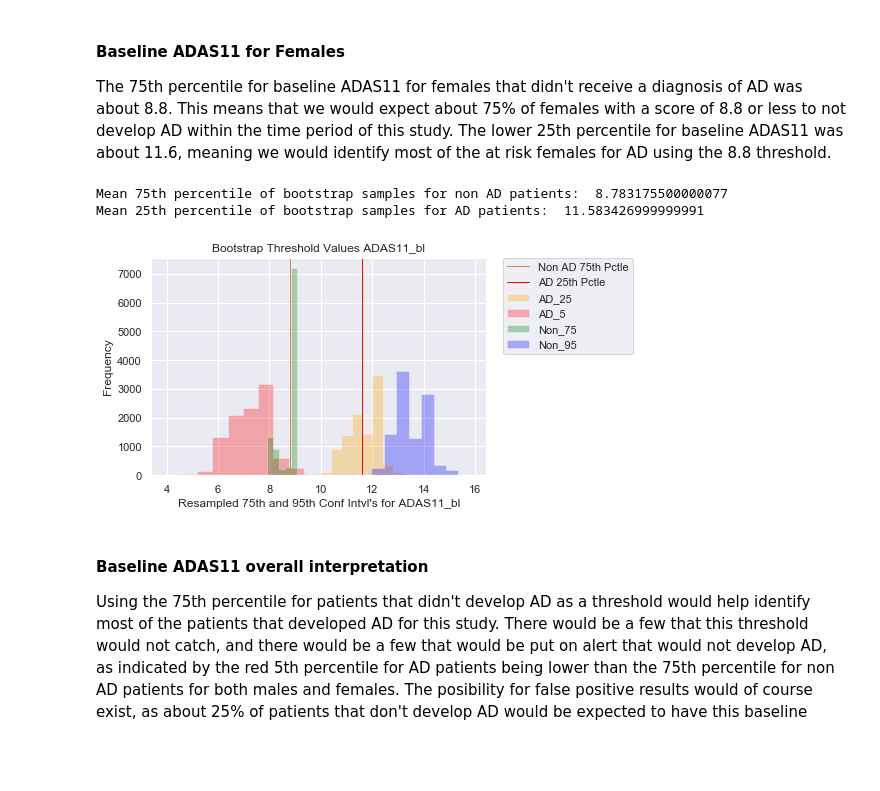
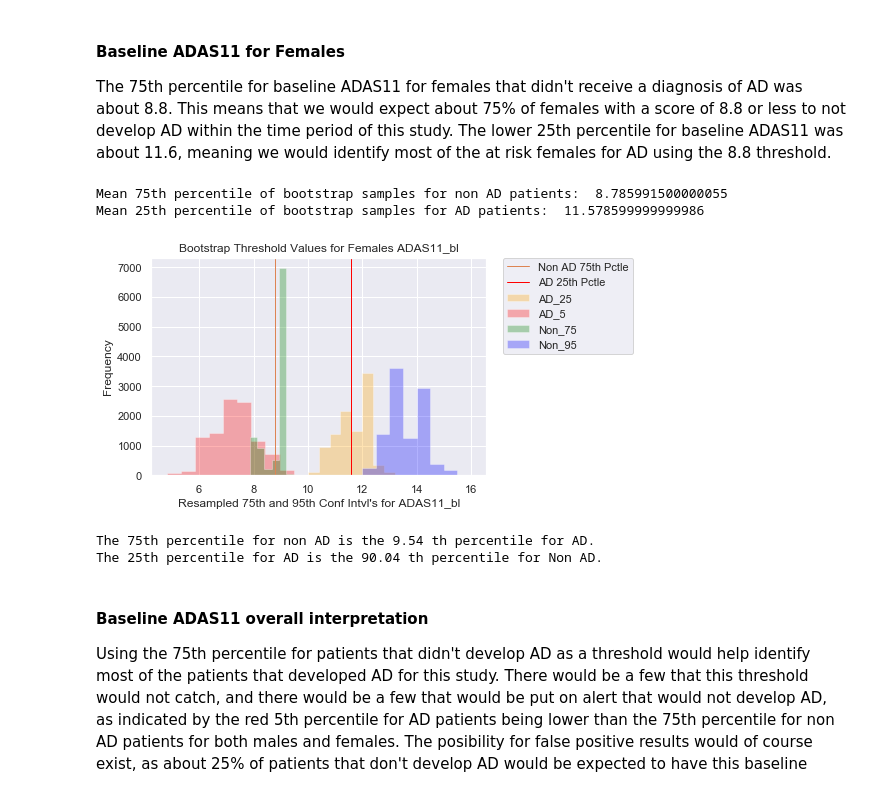
Before and after one commit to Haydost/Springboard_Portfolio, a Jupyter notebook: Capstone_1_Alzheimers_InProgress/3-Statistical_Data_Analysis.ipynb, the cells around one changed output. Drawn from its saved outputs; the diff is of its cells as text; code cells hidden in the pictures; blank space fills up the shorter version.

```diff
--- a/Capstone_1_Alzheimers_InProgress/3-Statistical_Data_Analysis.ipynb
+++ b/Capstone_1_Alzheimers_InProgress/3-Statistical_Data_Analysis.ipynb
@@ -655,11 +660,16 @@ Mean 25th percentile of bootstrap samples for AD patients:  11.31890199999991
 
 The 75th percentile for baseline ADAS11 for females that didn't receive a diagnosis of AD was about 8.8. This means that we would expect about 75% of females with a score of 8.8 or less to not develop AD within the time period of this study. The lower 25th percentile for baseline ADAS11 was about 11.6, meaning we would identify most of the at risk females for AD using the 8.8 threshold.
 # %%
-sda.bs_percentile(final_exam, 'ADAS11_bl', 10000, 'females')
+bs_non_75, bs_ad_25 = sda.bs_percentile(final_exam, 'ADAS11_bl', 10000, 'females')
 # %% [output]
-Mean 75th percentile of bootstrap samples for non AD patients:  8.783175500000077
-Mean 25th percentile of bootstrap samples for AD patients:  11.583426999999991
+Mean 75th percentile of bootstrap samples for non AD patients:  8.785991500000055
+Mean 25th percentile of bootstrap samples for AD patients:  11.578599999999986
-[figure, old version]
+[figure, new version]
+# %%
+sda.get_pctles(bs_non_75, bs_ad_25, final_exam, 'ADAS11_bl', 'females', increase=True)
+# %% [output]
+The 75th percentile for non AD is the 9.54 th percentile for AD.
+The 25th percentile for AD is the 90.04 th percentile for Non AD.
 # %% [markdown]
 #### Baseline ADAS11 overall interpretation
 
```
Also changed, not shown: parts of 42 cells of this notebook, 1 other file.
